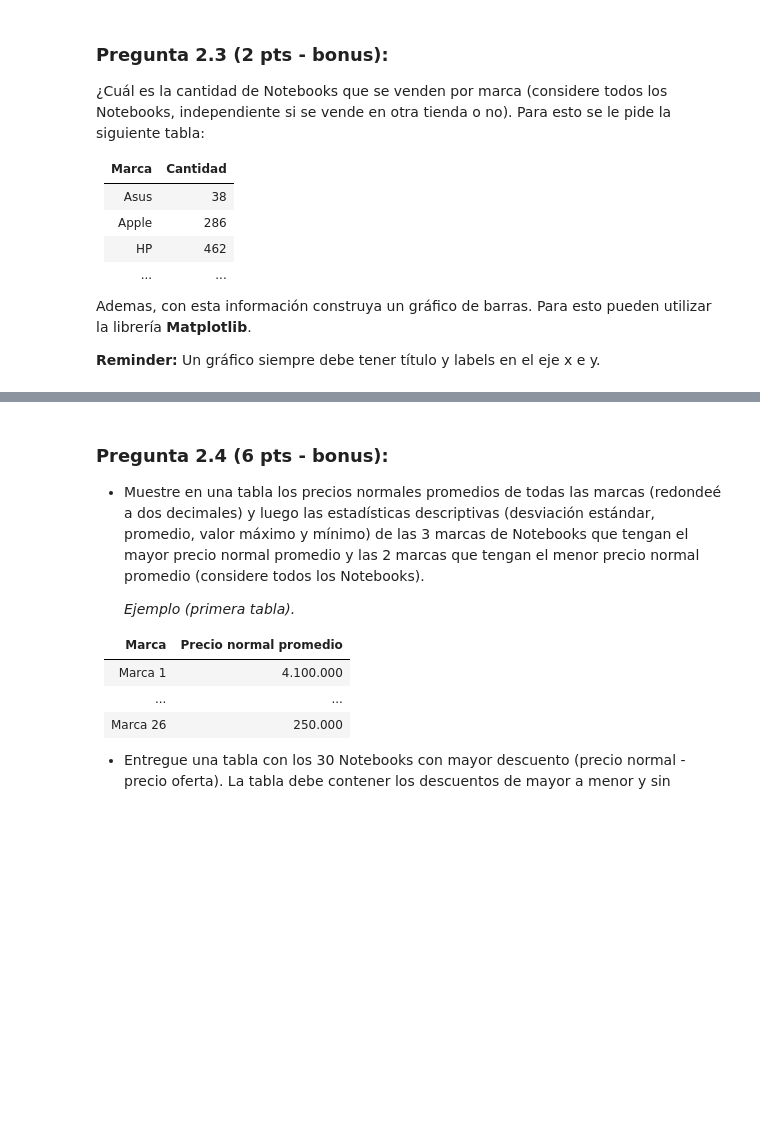
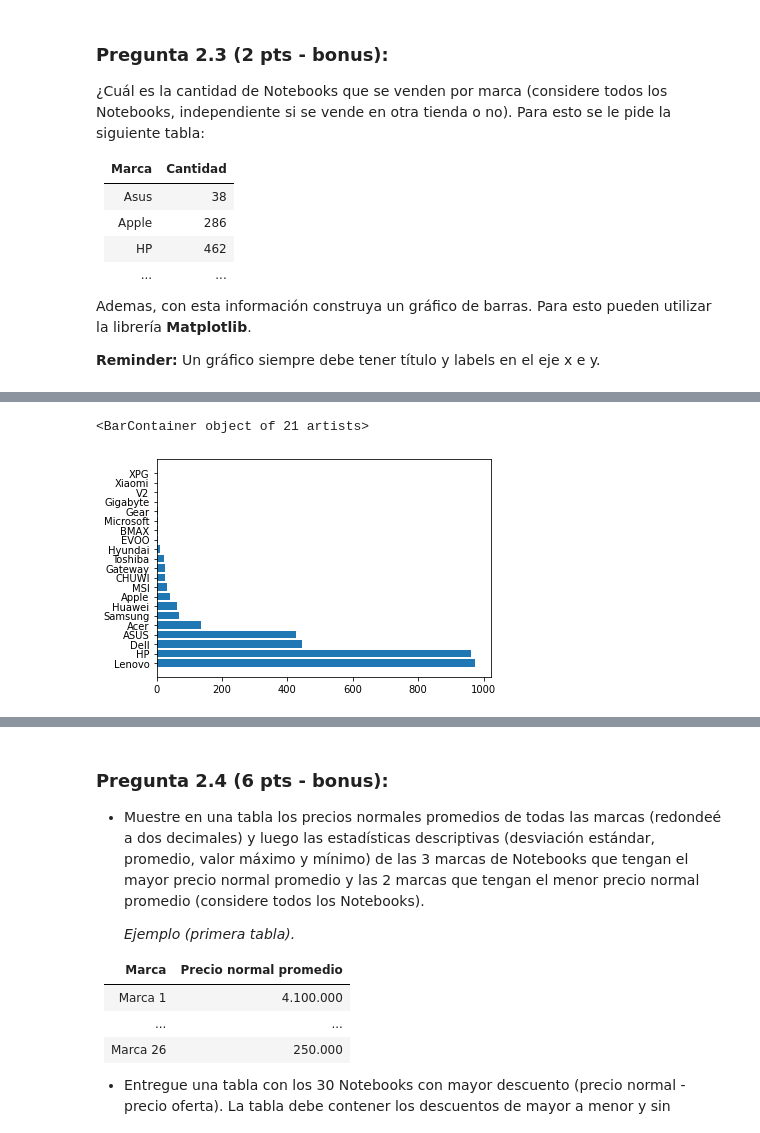
Before and after one commit to ssalazara/MACI_Analitica1, a Jupyter notebook: Analitica_Tarea1.ipynb, the cells around one changed output, grey strips where cells are left out. Drawn from its saved outputs; the diff is of its cells as text; code cells hidden in the pictures; blank space fills up the shorter version.

```diff
--- a/Analitica_Tarea1.ipynb
+++ b/Analitica_Tarea1.ipynb
@@ -595,3 +681,5 @@ Utilice la primera palabra del nombre del Notebook como la marca.
 Ademas, con esta información construya un gráfico de barras. Para esto pueden utilizar la librería **Matplotlib**.
 
 **Reminder:** Un gráfico siempre debe tener título y labels en el eje x e y.
+# %%
+tabla_marcas = pd.DataFrame(df_clean['marca'].value_counts().rename_axis('marca').reset_index(name = 'cantidad'))
@@ -597,0 +707,5 @@ Ademas, con esta información construya un gráfico de barras. Para esto pueden
+# %%
+plt.barh(tabla_marcas['marca'], tabla_marcas['cantidad'], align = 'center')
+# %% [output]
+<BarContainer object of 21 artists>
+[figure, added]
```
Also changed, not shown: parts of 16 cells of this notebook.
